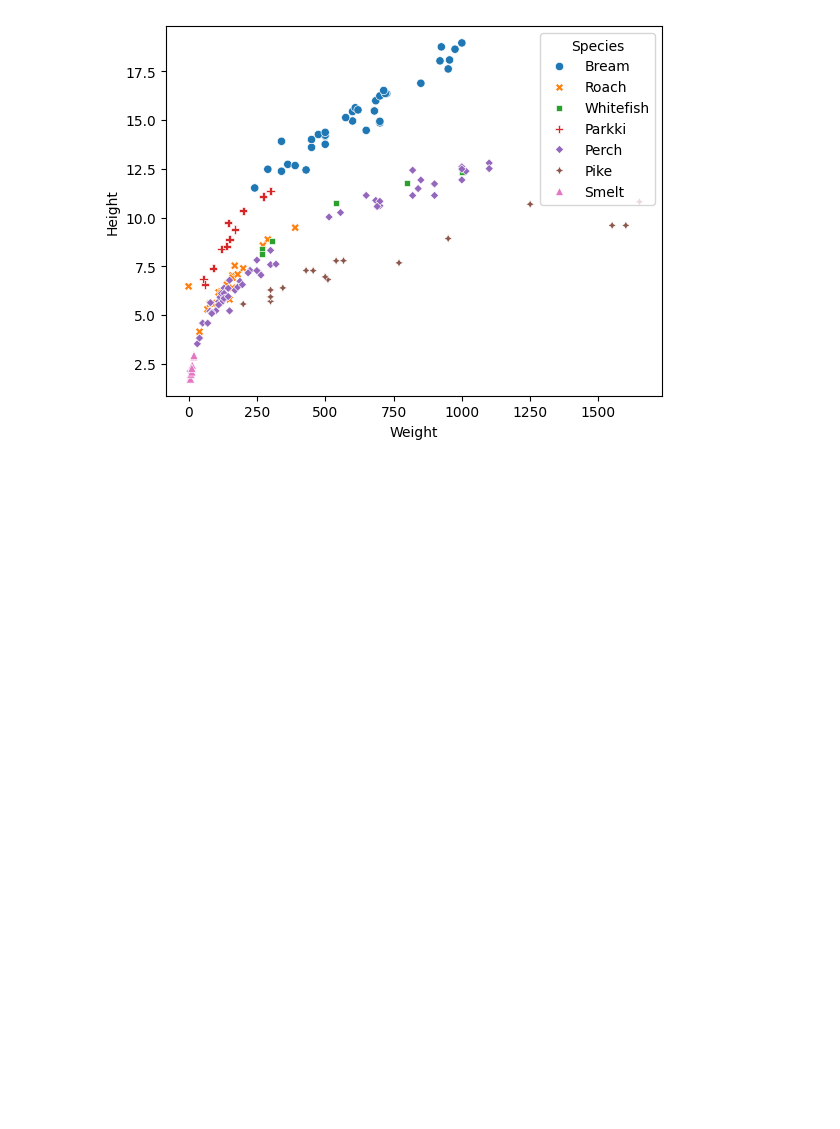
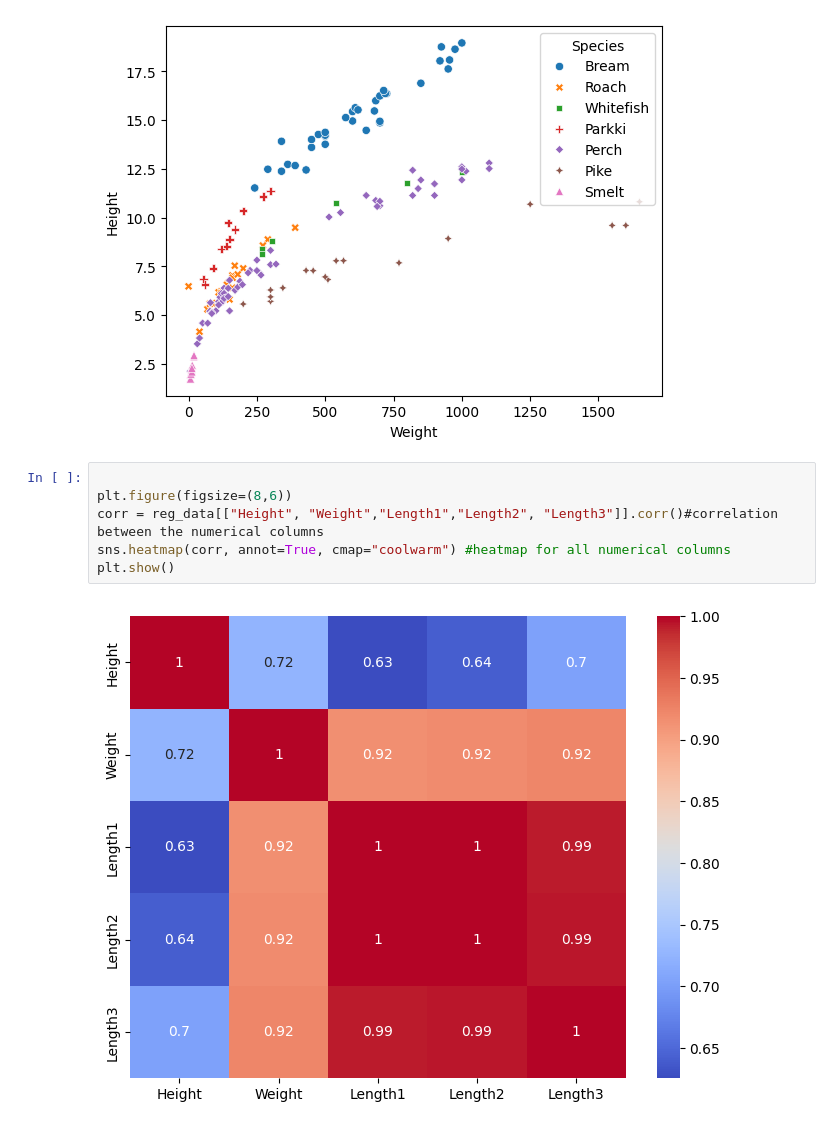
Before and after one commit to fehimecapar/Data-Science-For-Decision-Support, a Jupyter notebook: assignment1.ipynb, the cells around one changed output. Drawn from its saved outputs; the diff is of its cells as text; blank space fills up the shorter version.

```diff
--- a/assignment1.ipynb
+++ b/assignment1.ipynb
@@ -127,4 +122,12 @@ sns.scatterplot(data=reg_data, x="Weight", y="Height", hue="Species", style="Spe
 plt.show()
 # %% [output]
 [figure]
+# %%
+
+plt.figure(figsize=(8,6))
+corr = reg_data[["Height", "Weight","Length1","Length2", "Length3"]].corr()#correlation between the numerical columns
+sns.heatmap(corr, annot=True, cmap="coolwarm") #heatmap for all numerical columns
+plt.show()
+# %% [output]
+[figure, added]
 # %%
```
Also changed, not shown: parts of 3 cells of this notebook.
